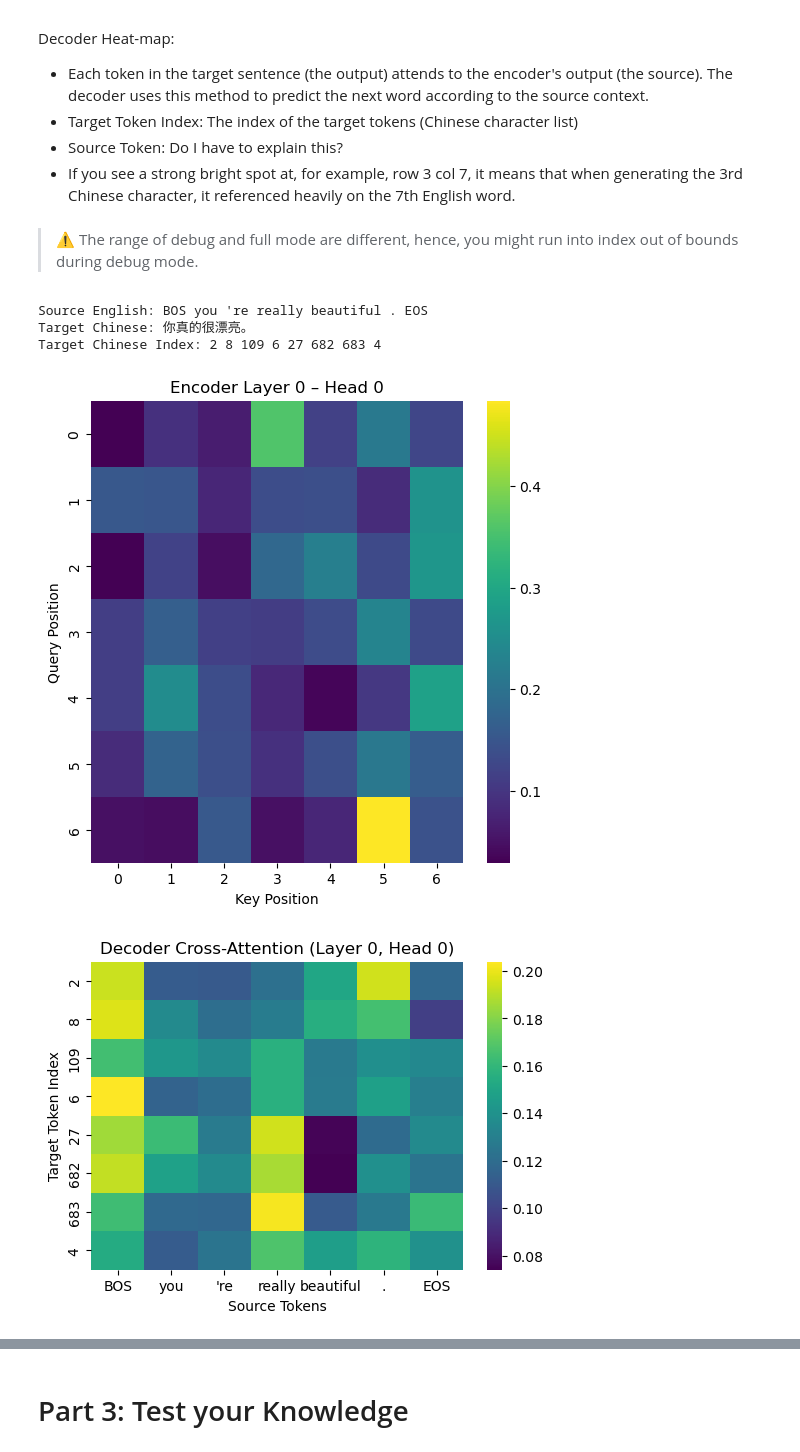
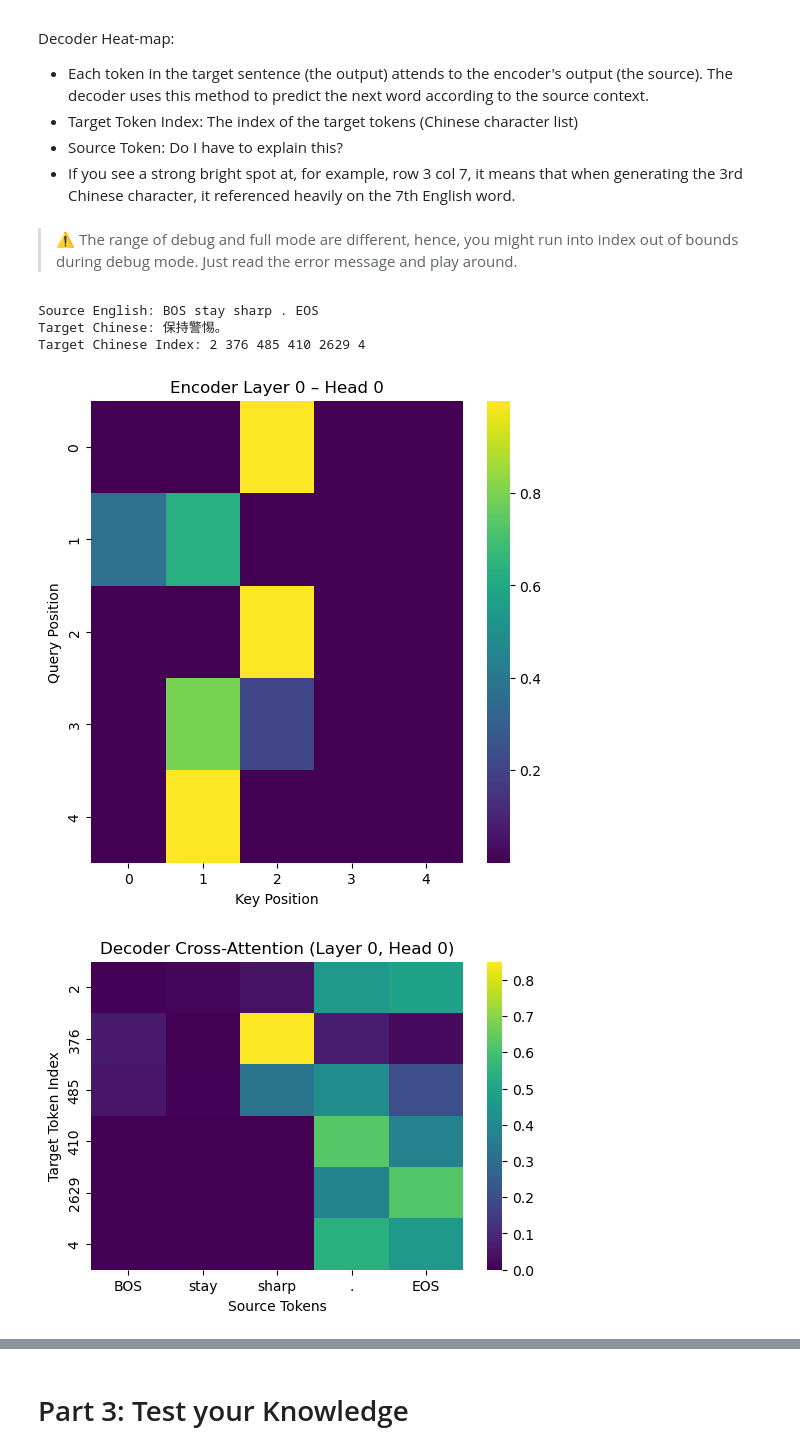
Before and after one commit to jona1115/trans2_encn, a Jupyter notebook: trans2_homework.ipynb, the cells around one changed output, grey strips where cells are left out. Drawn from its saved outputs; the diff is of its cells as text; code cells hidden in the pictures.

```diff
--- a/trans2_homework.ipynb
+++ b/trans2_homework.ipynb
@@ -143,8 +144,8 @@ UNK = 0  # unknow word-id
 PAD = 1  # padding word-id
 BATCH_SIZE = 64
 
-DEBUG = True    # Debug / Learning Purposes.
-# DEBUG = False # Build the model, better with GPU CUDA enabled.
+# DEBUG = True    # Debug / Learning Purposes.
+DEBUG = False # Build the model, better with GPU CUDA enabled.
 
 if DEBUG:
     EPOCHS  = 2
@@ -962,11 +969,3 @@ def evaluate(data, model):
                 else:
                     break
             print("translation: {}".format(" ".join(translation)))
-# %%
-# Predition
-print(f"Predicting using saved model: {SAVE_FILE}\n")
-model.load_state_dict(torch.load(SAVE_FILE))
-print(">>>>>>> start evaluate")
-evaluate_start  = time.time()
-evaluate(data, model)
-print(f"<<<<<<< finished evaluate, cost {time.time() - evaluate_start:.4f} seconds")
@@ -996,0 +998,8 @@ translation: 。
+# %%
+# Compute BLEU score example usage on test and validation
+test_en, test_cn = data.load_data("data/test.txt")
+test_en_ids, test_cn_ids = data.wordToID(test_en, test_cn, data.en_word_dict, data.cn_word_dict)
+evaluate_bleu_from_ids(test_en_ids, test_cn_ids, data, model, label="Test")
+
+dev_en_ids, dev_cn_ids = data.dev_en, data.dev_cn  # Already preprocessed during PrepareData
+evaluate_bleu_from_ids(dev_en_ids, dev_cn_ids, data, model, label="Validation")
@@ -1026,5 +1049,5 @@ Decoder Heat-map:
 - Source Token: Do I have to explain this?
 - If you see a strong bright spot at, for example, row 3 col 7, it means that when generating the 3rd Chinese character, it referenced heavily on the 7th English word.
 # %% [markdown]
-> ⚠️ The range of debug and full mode are different, hence, you might run into index out of bounds during debug mode.
+> ⚠️ The range of debug and full mode are different, hence, you might run into index out of bounds during debug mode. Just read the error message and play around.
 # %%
@@ -1035,65 +1058,61 @@ dec_layer_idx = 0         # decoder layer index
 head_idx = 0              # which attention head to plot
 # %%
 # Don't modify this unless you know what you are doing
-# -- Print the example sentences -------------------------------------------------
+# Print the example sentences
 # English (source)
-src_ids   = data.dev_en[example_idx]
+src_ids = data.dev_en[example_idx]
 src_tokens = [data.en_index_dict[i] for i in src_ids]
 print("Source English:", " ".join(src_tokens))
 # Chinese (reference)
 # strip BOS/EOS = first/last token
-ref_ids    = data.dev_cn[example_idx][1:-1]
+ref_ids = data.dev_cn[example_idx][1:-1]
 ref_tokens = [data.cn_index_dict[i] for i in ref_ids]
 print("Target Chinese:", "".join(ref_tokens))
 tgt_ids = data.dev_cn[example_idx][:-1]
 print("Target Chinese Index:", "".join(str(i)+" " for i in tgt_ids))
 
-# -- Run a single forward to populate .attn in each MultiHeadedAttention ------
+# Forward pass one time to populate .attn in each MultiHeadedAttention
 # Prep
-src_seq = torch.from_numpy(
-    np.array(data.dev_en[example_idx])
-).unsqueeze(0).long().to(DEVICE)
+src_seq = torch.from_numpy(np.array(data.dev_en[example_idx])).unsqueeze(0).long().to(DEVICE)
 src_mask = (src_seq != PAD).unsqueeze(-2)
 bos_id = data.cn_word_dict["BOS"]
 tgt_seq = torch.LongTensor([tgt_ids]).to(DEVICE)
 tgt_mask = subsequent_mask(tgt_seq.size(1)).type_as(src_mask.data)
 
-# Run a forward pass
+# Run forward pass once
 model.eval()
 with torch.no_grad():
     _ = model(src_seq, tgt_seq, src_mask, tgt_mask)
 
-# -- Extract data -------------------------------------------------------------
+# Extract datas
 # Encoder self-attention: shape [batch, heads, src_len, src_len]
 enc_attn = model.encoder.layers[enc_layer_idx].self_attn.attn[0, head_idx].cpu().numpy()
 
 # Decoder cross-attention: shape [batch, heads, tgt_len, src_len]
 dec_cross_attn = model.decoder.layers[dec_layer_idx].src_attn.attn[0, head_idx].cpu().numpy()
 
-# -- Plot encoder self-attention ---------------------------------------------
+# Plot encoder self-attention
 plt.figure(figsize=(6,6))
 sns.heatmap(enc_attn, cmap='viridis')
-plt.title(f'Encoder Layer {enc_layer_idx} – Head {head_idx}')
-plt.xlabel('Key Position')
-plt.ylabel('Query Position')
+plt.title(f"Encoder Layer {enc_layer_idx} – Head {head_idx}")
+plt.xlabel("Key Position")
+plt.ylabel("Query Position")
 plt.show()
 
-# -- Plot decoder cross-attention ---------------------------------------------
-dec_cross_attn = model.decoder.layers[dec_layer_idx] \
-                      .src_attn.attn[0, head_idx] \
-                      .cpu().numpy()   # shape: (tgt_len, src_len)
+# Plot decoder cross-attention
+dec_cross_attn = model.decoder.layers[dec_layer_idx].src_attn.attn[0, head_idx].cpu().numpy()
 
 plt.figure(figsize=(6, 4))
 sns.heatmap(dec_cross_attn, cmap='viridis',
             xticklabels=[data.en_index_dict[i] for i in data.dev_en[example_idx]],
             yticklabels=[i for i in tgt_ids])
 plt.xlabel('Source Tokens')
 plt.ylabel('Target Token Index')
 plt.title(f'Decoder Cross-Attention (Layer {dec_layer_idx}, Head {head_idx})')
 plt.show()
 # %% [output]
-Source English: BOS you 're really beautiful . EOS
-Target Chinese: 你真的很漂亮。
-Target Chinese Index: 2 8 109 6 27 682 683 4
+Source English: BOS stay sharp . EOS
+Target Chinese: 保持警惕。
+Target Chinese Index: 2 376 485 410 2629 4
-[figure, old version]
+[figure, new version]
-[figure, old version]
+[figure, new version]
```
Also changed, not shown: parts of 39 cells of this notebook.
